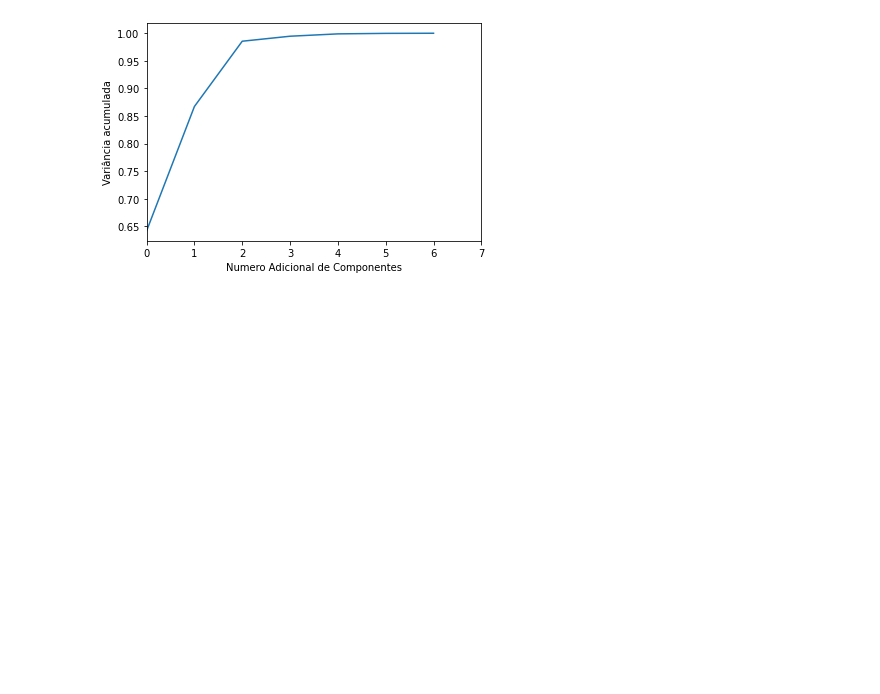
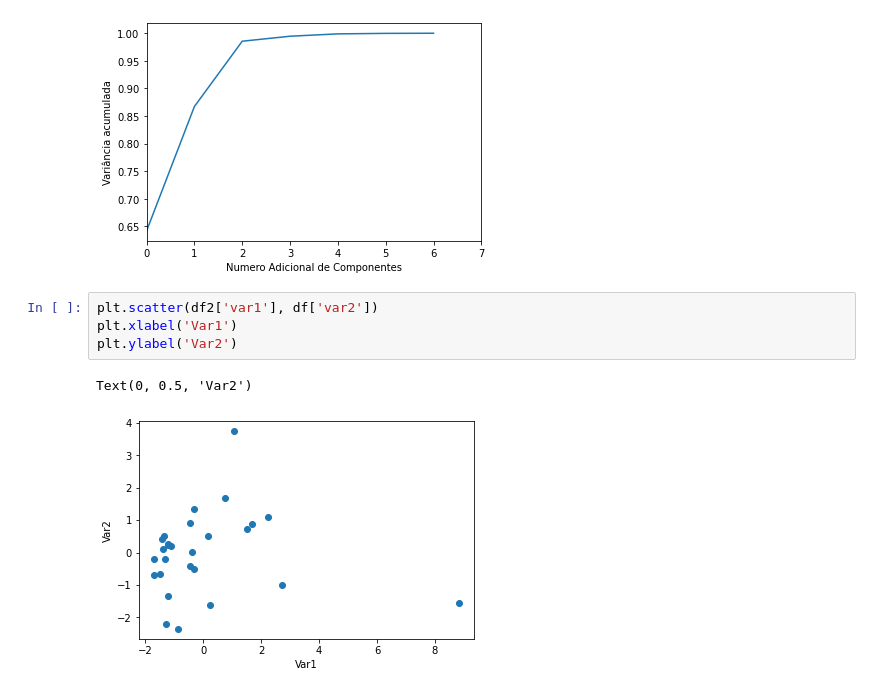
Before and after one commit to GCabral95/Aprendizado-Nao-Supervisionado, a Jupyter notebook: Analise de Componentes Principais.ipynb, the cells around one changed output. Drawn from its saved outputs; the diff is of its cells as text; blank space fills up the shorter version.

```diff
--- a/Analise de Componentes Principais.ipynb
+++ b/Analise de Componentes Principais.ipynb
@@ -132,3 +132,10 @@ plt.ylabel('Variância acumulada')
 # %% [output]
 Text(0, 0.5, 'Variância acumulada')
 [figure]
+# %%
+plt.scatter(df2['var1'], df['var2'])
+plt.xlabel('Var1')
+plt.ylabel('Var2')
+# %% [output]
+Text(0, 0.5, 'Var2')
+[figure, added]
```
